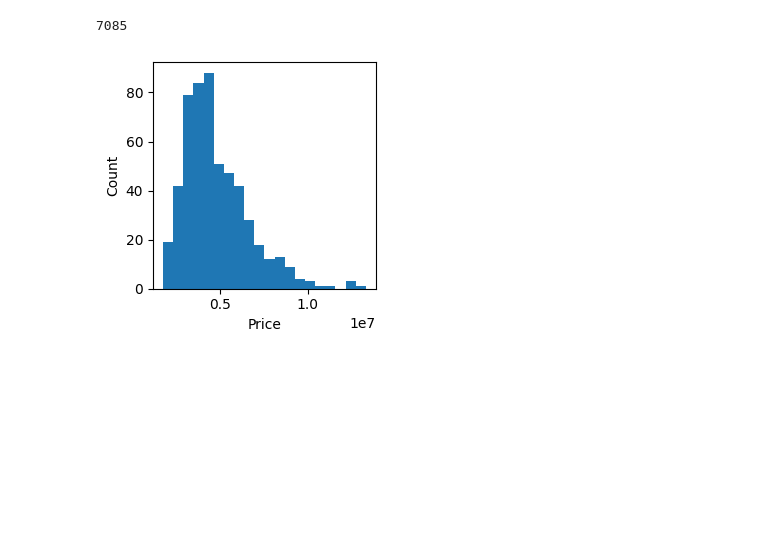
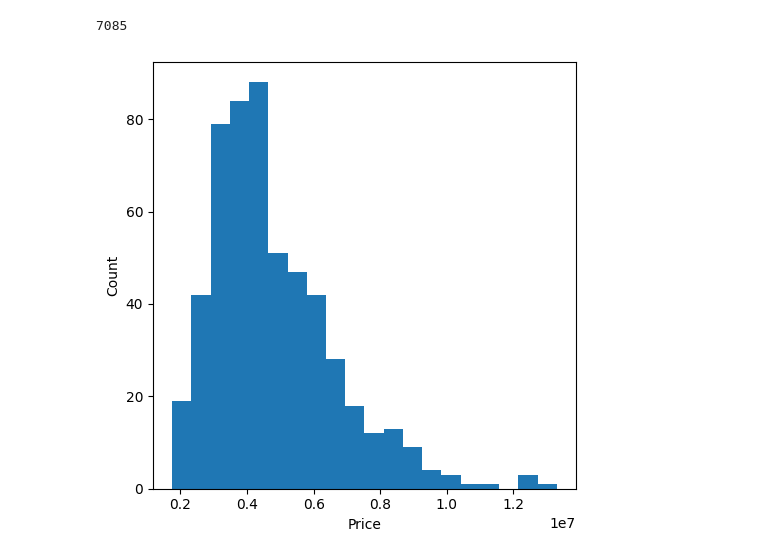
Before and after one commit to colabobio/teaching-materials, a Jupyter notebook: gsbs-bbs764/loading_handling_plotting_data.ipynb, the cells around one changed output. Saved outputs shown, nothing was run; the diff lists cells and outputs as text; code cells hidden in the pictures; blank space fills up the shorter version.

```diff
--- a/gsbs-bbs764/loading_handling_plotting_data.ipynb
+++ b/gsbs-bbs764/loading_handling_plotting_data.ipynb
@@ -4,6 +12,6 @@ import matplotlib.pyplot as plt
 # %%
-data = pd.read_csv("Housing.csv")
-print(data)
+housing_data = pd.read_csv("Housing.csv")
+print(housing_data)
 # %% [output]
         price  area  bedrooms  bathrooms  stories mainroad guestroom basement  \
 0    13300000  7420         4          2        3      yes        no       no
@@ -79,15 +87,12 @@ data.size
 # %% [output]
 7085
 # %%
-plt.figure(figsize=(3,3))
-plt.hist(data['price'], bins=20)
-plt.xlabel("Price")
-plt.ylabel("Count")
+plt.figure(figsize=(5,5))
+plt.hist(housing_data['price'], bins=20)
+plt.xlabel('Price')
+plt.ylabel('Count')
 plt.tight_layout()
-
-
-
-#plt.savefig("price_hist.png")
+plt.savefig("price_hist.pdf")
 # %% [output]
-[figure, old version]
+[figure, new version]
 # %%
```
Also changed, not shown: parts of 37 cells of this notebook, 6 other files.
